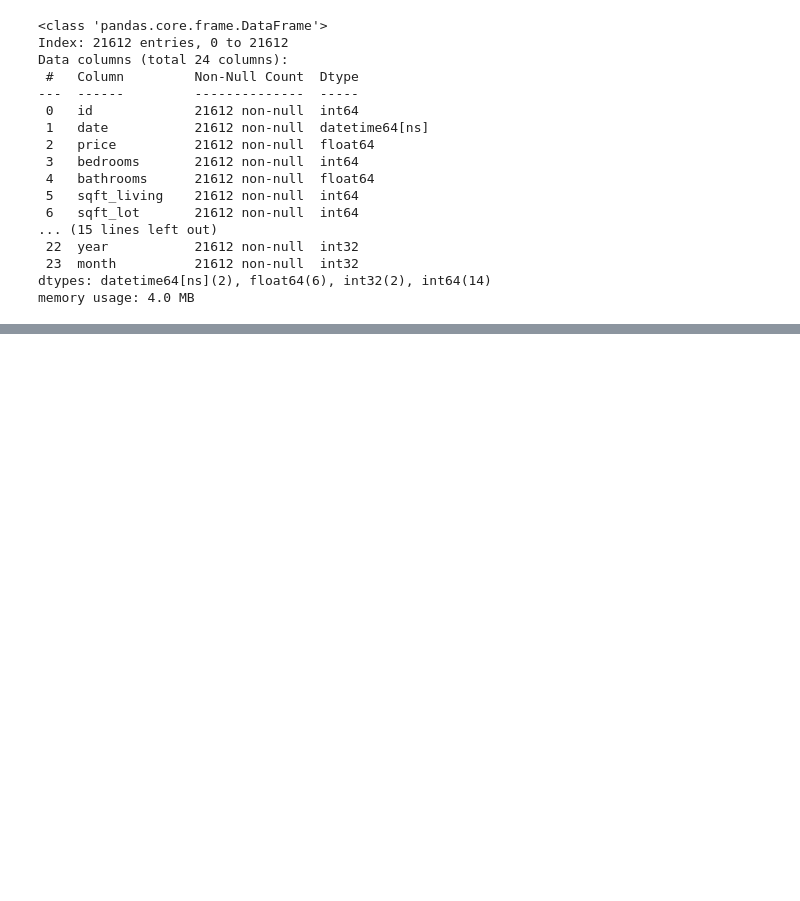
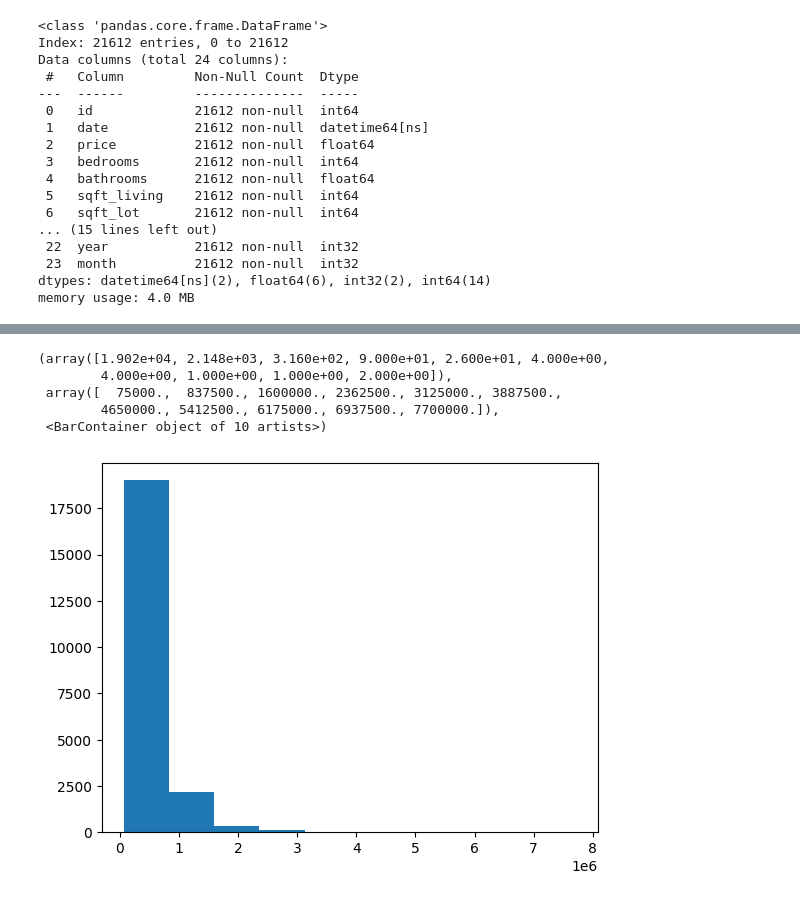
Before and after one commit to CodyDong/schulich_data_science, a Jupyter notebook: Assignment 3.ipynb, the cells around one changed output, grey strips where cells are left out. Drawn from its saved outputs; the diff is of its cells as text; code cells hidden in the pictures; blank space fills up the shorter version.

```diff
--- a/Assignment 3.ipynb
+++ b/Assignment 3.ipynb
@@ -306,0 +347,9 @@ Cumulative explained variance ratio: [0.30708443 0.44266199 0.55003929 0.6318792
+# %%
+plt.hist(house['price'])
+# %% [output]
+(array([1.902e+04, 2.148e+03, 3.160e+02, 9.000e+01, 2.600e+01, 4.000e+00,
+        4.000e+00, 1.000e+00, 1.000e+00, 2.000e+00]),
+ array([  75000.,  837500., 1600000., 2362500., 3125000., 3887500.,
+        4650000., 5412500., 6175000., 6937500., 7700000.]),
+ <BarContainer object of 10 artists>)
+[figure, added]
```
Also changed, not shown: parts of 33 cells of this notebook, 1 other file.
